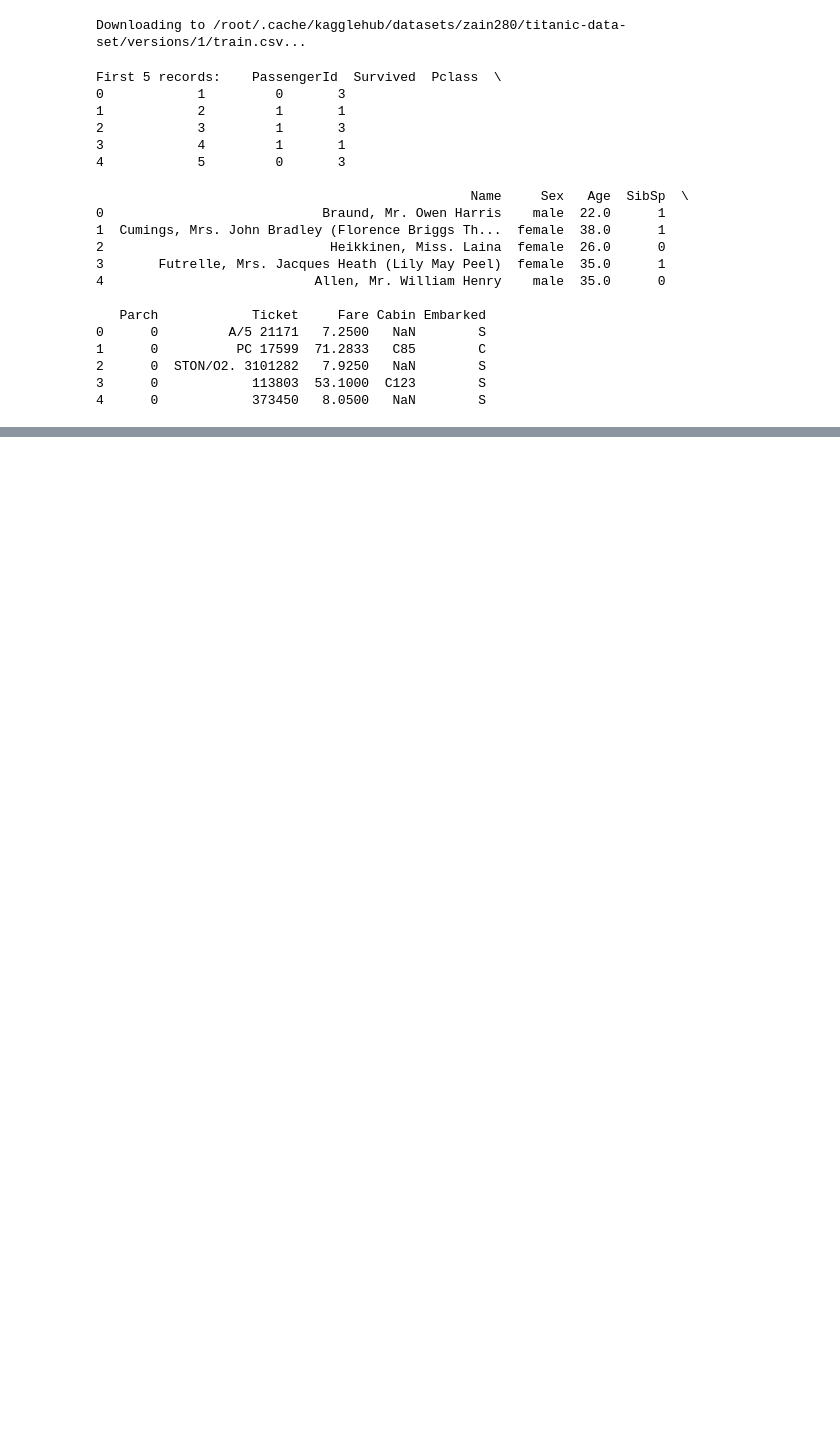
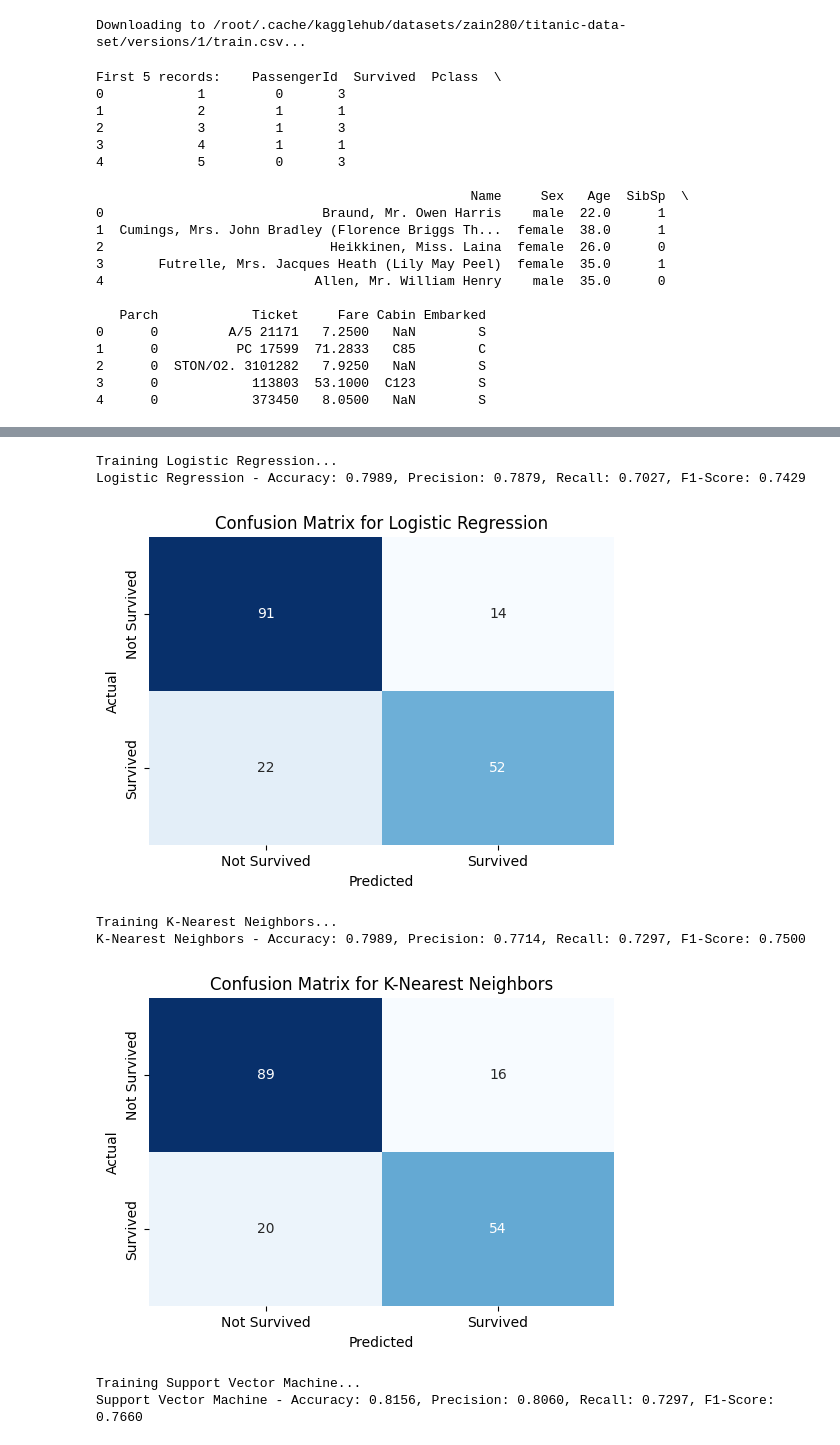
Before and after one commit to Ruhul73/Titanic-ship-, a Jupyter notebook: Titanic_ship.ipynb, the cells around one changed output, grey strips where cells are left out. Cells and saved outputs as stored; diff of their text form; code cells hidden in the pictures; blank space fills up the shorter version.

```diff
--- a/Titanic_ship.ipynb
+++ b/Titanic_ship.ipynb
@@ -45,0 +123,6 @@ First 5 records:    PassengerId  Survived  Pclass  \
+# %%
+# Encode categorical features: 'Sex' and 'Embarked'
+df = pd.get_dummies(df, columns=['Sex', 'Embarked'], drop_first=True)
+
+print("\nDataFrame head after preprocessing:")
+display(df.head())
@@ -45,0 +196,14 @@ First 5 records:    PassengerId  Survived  Pclass  \
+# %%
+from sklearn.model_selection import train_test_split
+
+# Define features (X) and target (y)
+X = df.drop('Survived', axis=1)
+y = df['Survived']
+
+# Split the data into training and testing sets
+X_train, X_test, y_train, y_test = train_test_split(X, y, test_size=0.2, random_state=42)
+
+print(f"X_train shape: {X_train.shape}")
+print(f"X_test shape: {X_test.shape}")
+print(f"y_train shape: {y_train.shape}")
+print(f"y_test shape: {y_test.shape}")
@@ -45,0 +219,57 @@ First 5 records:    PassengerId  Survived  Pclass  \
+# %%
+from sklearn.linear_model import LogisticRegression
+from sklearn.neighbors import KNeighborsClassifier
+from sklearn.svm import SVC
+from sklearn.metrics import accuracy_score, precision_score, recall_score, f1_score, confusion_matrix
+import matplotlib.pyplot as plt
+import seaborn as sns
+
+# Initialize models
+models = {
+    "Logistic Regression": LogisticRegression(random_state=42, solver='liblinear'),
+    "K-Nearest Neighbors": KNeighborsClassifier(),
+    "Support Vector Machine": SVC(random_state=42)
+}
+
+results = {}
+
+for name, model in models.items():
+    print(f"\nTraining {name}...")
+    model.fit(X_train, y_train)
+    y_pred = model.predict(X_test)
+
+    # Evaluate model
+    accuracy = accuracy_score(y_test, y_pred)
+    precision = precision_score(y_test, y_pred)
+    recall = recall_score(y_test, y_pred)
+    f1 = f1_score(y_test, y_pred)
+    cm = confusion_matrix(y_test, y_pred)
+
+    results[name] = {
+        "accuracy": accuracy,
+        "precision": precision,
+        "recall": recall,
+        "f1_score": f1,
+        "confusion_matrix": cm
+    }
+
+    print(f"{name} - Accuracy: {accuracy:.4f}, Precision: {precision:.4f}, Recall: {recall:.4f}, F1-Score: {f1:.4f}")
+
+    # Plot confusion matrix
+    plt.figure(figsize=(6, 4))
+    sns.heatmap(cm, annot=True, fmt="d", cmap="Blues", cbar=False,
+                xticklabels=['Not Survived', 'Survived'],
+                yticklabels=['Not Survived', 'Survived'])
+    plt.title(f"Confusion Matrix for {name}")
+    plt.xlabel("Predicted")
+    plt.ylabel("Actual")
+    plt.show()
+# %% [output]
+Training Logistic Regression...
+Logistic Regression - Accuracy: 0.7989, Precision: 0.7879, Recall: 0.7027, F1-Score: 0.7429
+[figure, added]
+Training K-Nearest Neighbors...
+K-Nearest Neighbors - Accuracy: 0.7989, Precision: 0.7714, Recall: 0.7297, F1-Score: 0.7500
+[figure, added]
+Training Support Vector Machine...
+Support Vector Machine - Accuracy: 0.8156, Precision: 0.8060, Recall: 0.7297, F1-Score: 0.7660
```
Also changed, not shown: parts of 33 cells of this notebook.
